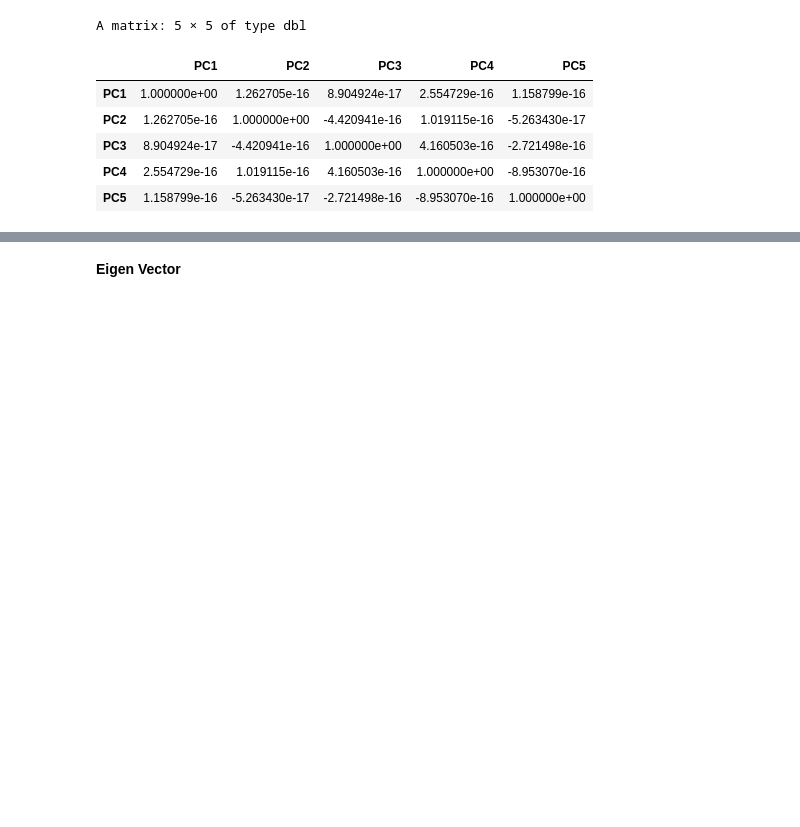
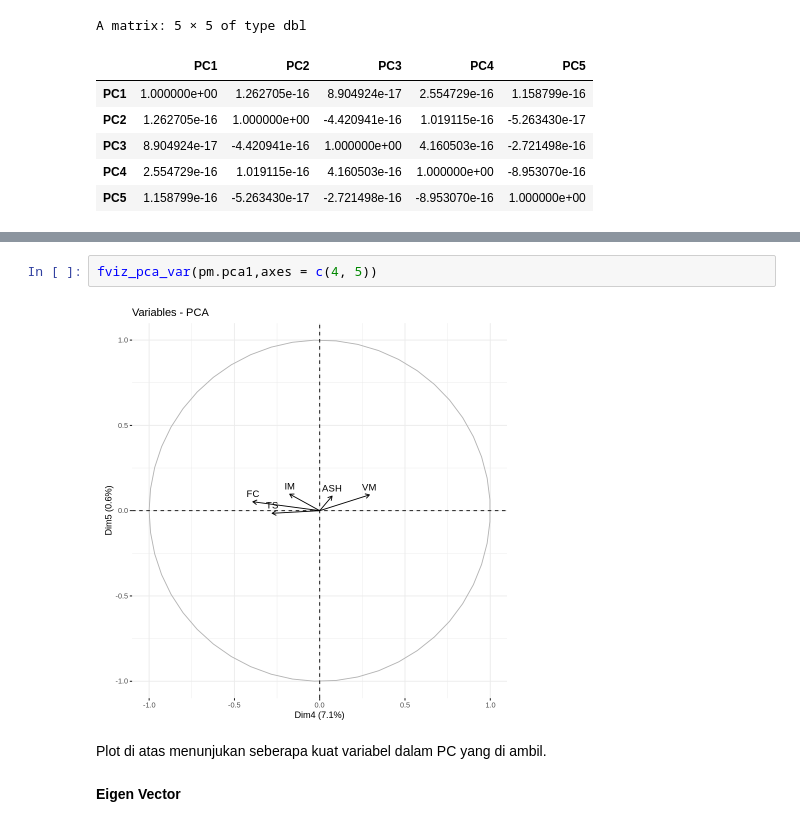
Before and after one commit to JuzmaFR/Analisis-Regresi-Catatan-Kuliah, a Jupyter notebook: Analisis Regresi.ipynb, the cells around one changed output, grey strips where cells are left out. Saved outputs shown, nothing was run; the diff lists cells and outputs as text; blank space fills up the shorter version.

```diff
--- a/Analisis Regresi.ipynb
+++ b/Analisis Regresi.ipynb
@@ -409,3 +456,9 @@ A matrix: 5 × 5 of type dbl
+# %%
+fviz_pca_var(pm.pca1,axes = c(4, 5))
+# %% [output]
+[figure, added]
+# %% [markdown]
+Plot di atas menunjukan seberapa kuat variabel dalam PC yang di ambil.
 # %% [markdown]
 **Eigen Vector**
 # %%
```
Also changed, not shown: parts of 15 cells of this notebook.
